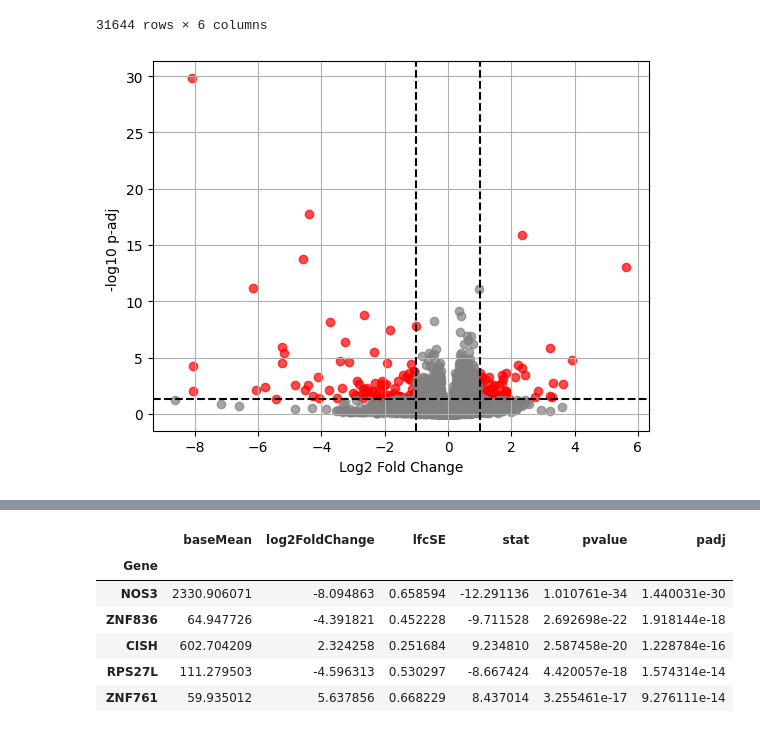
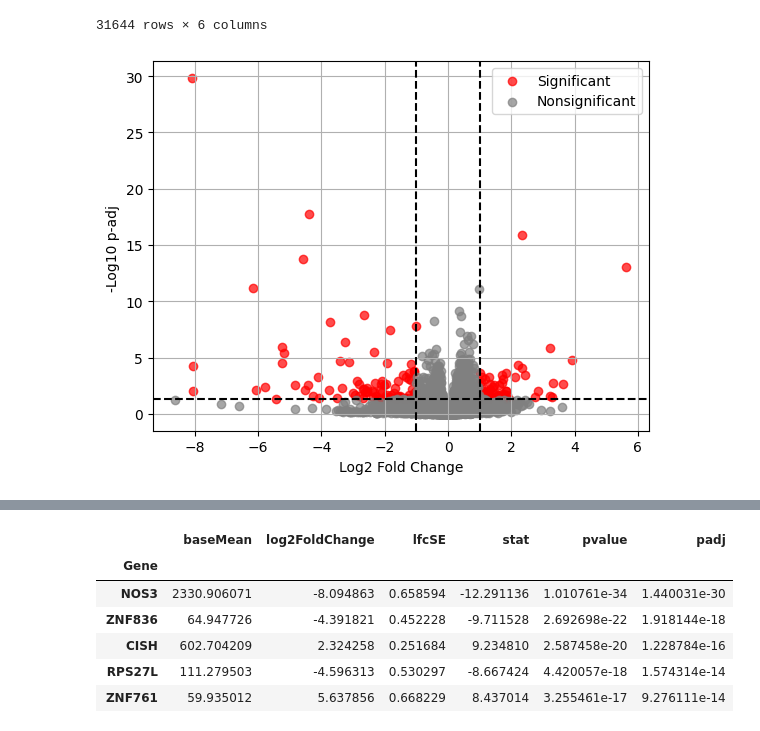
Before and after one commit to marielledoenges/BioInfoAlg_RheumArth, a Jupyter notebook: assignment2-billzhao.ipynb, the cells around one changed output, grey strips where cells are left out. Drawn from its saved outputs; the diff is of its cells as text; code cells hidden in the pictures.

```diff
--- a/assignment2-billzhao.ipynb
+++ b/assignment2-billzhao.ipynb
@@ -478,33 +478,28 @@ results = result_df
 # %%
 results['significant'] = (results['padj'] < 0.05) & (abs(results['log2FoldChange']) > 1)
 results['nonsignificant'] = ~results['significant']
 
-plt.scatter(results.loc[(results['significant']) & (results['log2FoldChange'] > 0), 'log2FoldChange'],
-            -np.log10(results.loc[(results['significant']) & (results['log2FoldChange'] > 0), 'padj']),
-            color='red', alpha=0.7, label='Upregulated')
-
-# Highlight significant genes (downregulated)
-plt.scatter(results.loc[(results['significant']) & (results['log2FoldChange'] < 0), 'log2FoldChange'],
-            -np.log10(results.loc[(results['significant']) & (results['log2FoldChange'] < 0), 'padj']),
-            color='red', alpha=0.7, label='Downregulated')
+plt.scatter(results.loc[(results['significant']), 'log2FoldChange'],
+            -np.log10(results.loc[(results['significant']), 'padj']),
+            color='red', alpha=0.7, label='Significant')
 
 plt.scatter(results.loc[(results['nonsignificant']), 'log2FoldChange'],
             -np.log10(results.loc[(results['nonsignificant']), 'padj']),
             color='grey', alpha=0.7, label='Nonsignificant')
 
 
 plt.xlabel('Log2 Fold Change')
-plt.ylabel('-log10 p-adj ')
+plt.ylabel('-Log10 p-adj ')
 plt.axhline(y=-np.log10(0.05), color='black', linestyle='--')  # p-value threshold
 plt.axvline(x=1, color='black', linestyle='--')  # Log2FC threshold
 plt.axvline(x=-1, color='black', linestyle='--')
 
 plt.legend()
 # Show plot
 plt.grid()
 plt.show()
 # %% [output]
-[figure, old version]
+[figure, new version]
 # %%
 sorted_df = result_df.loc[result_df['significant']].sort_values(by='padj', ascending=True)
 # %%
```
Also changed, not shown: parts of 10 cells of this notebook, 4 other files.
